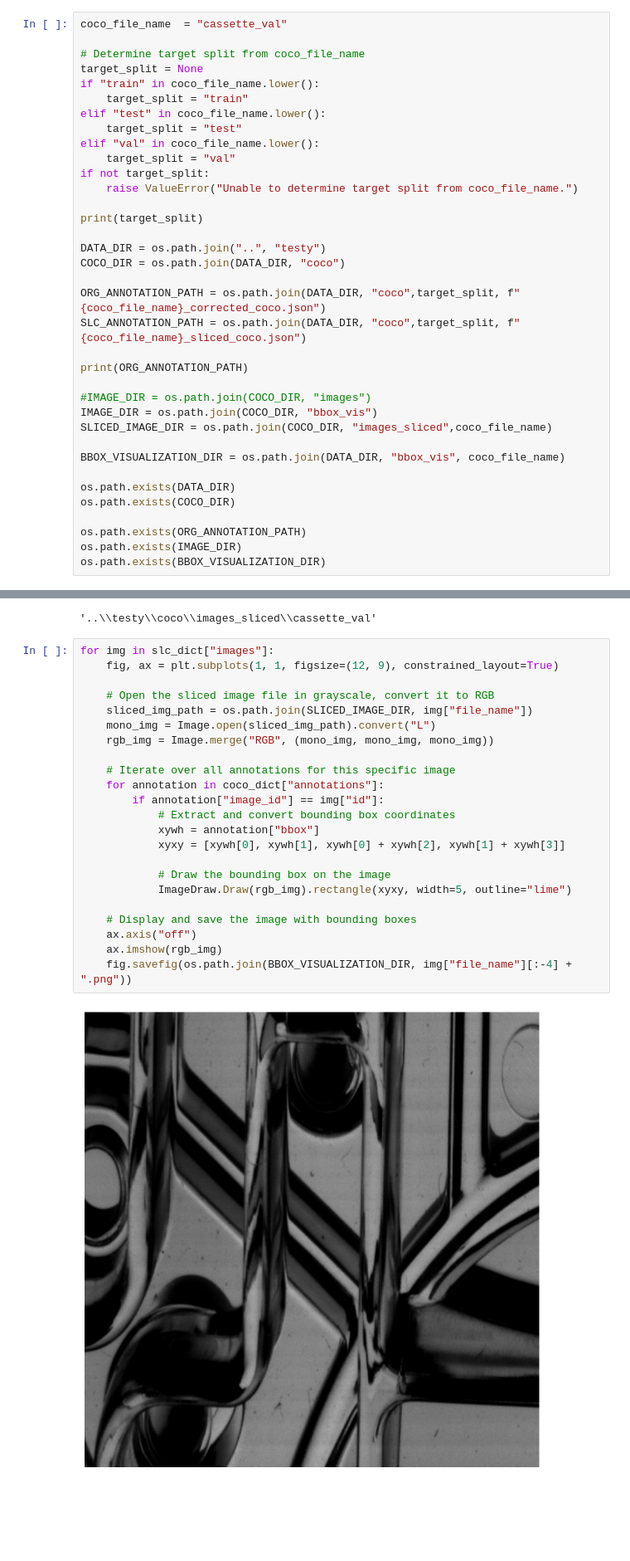
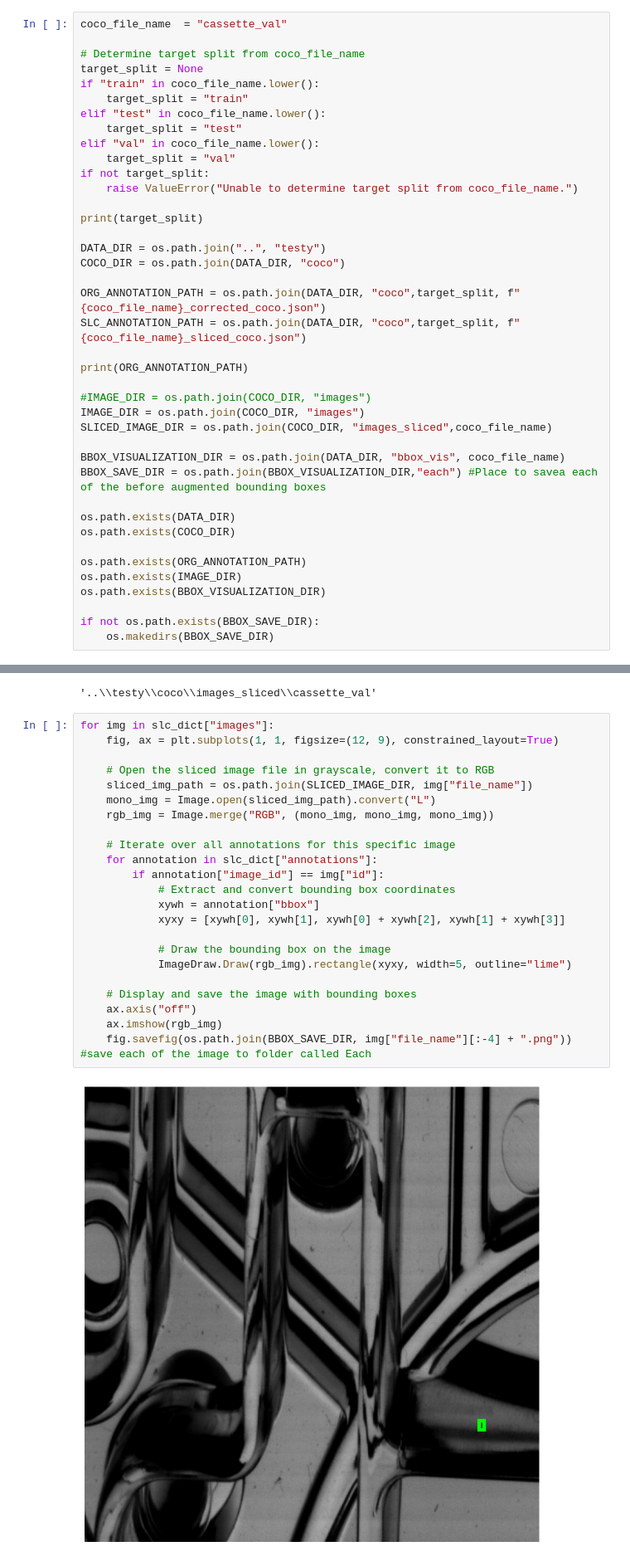
Before and after one commit to Valdarie/mitl_detect_inspection, a Jupyter notebook: preprocessing/test.ipynb, the cells around one changed output, grey strips where cells are left out. Shown at 83% size. Saved outputs shown, nothing was run; the diff lists cells and outputs as text; blank space fills up the shorter version.

```diff
--- a/preprocessing/test.ipynb
+++ b/preprocessing/test.ipynb
@@ -40,10 +40,11 @@ SLC_ANNOTATION_PATH = os.path.join(DATA_DIR, "coco",target_split, f"{coco_file_n
 print(ORG_ANNOTATION_PATH)
 
 #IMAGE_DIR = os.path.join(COCO_DIR, "images")
-IMAGE_DIR = os.path.join(COCO_DIR, "bbox_vis")
+IMAGE_DIR = os.path.join(COCO_DIR, "images")
 SLICED_IMAGE_DIR = os.path.join(COCO_DIR, "images_sliced",coco_file_name)
 
 BBOX_VISUALIZATION_DIR = os.path.join(DATA_DIR, "bbox_vis", coco_file_name)
+BBOX_SAVE_DIR = os.path.join(BBOX_VISUALIZATION_DIR,"each") #Place to savea each of the before augmented bounding boxes
 
 os.path.exists(DATA_DIR)
 os.path.exists(COCO_DIR)
@@ -51,6 +52,9 @@ os.path.exists(COCO_DIR)
 os.path.exists(ORG_ANNOTATION_PATH)
 os.path.exists(IMAGE_DIR)
 os.path.exists(BBOX_VISUALIZATION_DIR)
+
+if not os.path.exists(BBOX_SAVE_DIR):
+    os.makedirs(BBOX_SAVE_DIR)
 # %% [output]
 val
 ..\testy\coco\val\cassette_val_corrected_coco.json
@@ -115,25 +118,25 @@ SLICED_IMAGE_DIR
 # %%
 for img in slc_dict["images"]:
     fig, ax = plt.subplots(1, 1, figsize=(12, 9), constrained_layout=True)
 
     # Open the sliced image file in grayscale, convert it to RGB
     sliced_img_path = os.path.join(SLICED_IMAGE_DIR, img["file_name"])
     mono_img = Image.open(sliced_img_path).convert("L")
     rgb_img = Image.merge("RGB", (mono_img, mono_img, mono_img))
 
     # Iterate over all annotations for this specific image
-    for annotation in coco_dict["annotations"]:
+    for annotation in slc_dict["annotations"]:
         if annotation["image_id"] == img["id"]:
             # Extract and convert bounding box coordinates
             xywh = annotation["bbox"]
             xyxy = [xywh[0], xywh[1], xywh[0] + xywh[2], xywh[1] + xywh[3]]
 
             # Draw the bounding box on the image
             ImageDraw.Draw(rgb_img).rectangle(xyxy, width=5, outline="lime")
 
     # Display and save the image with bounding boxes
     ax.axis("off")
     ax.imshow(rgb_img)
-    fig.savefig(os.path.join(BBOX_VISUALIZATION_DIR, img["file_name"][:-4] + ".png"))
+    fig.savefig(os.path.join(BBOX_SAVE_DIR, img["file_name"][:-4] + ".png")) #save each of the image to folder called Each
 # %% [output]
-[figure, old version]
+[figure, new version]
```
Also changed, not shown: parts of 4 cells of this notebook, 3 other files.
